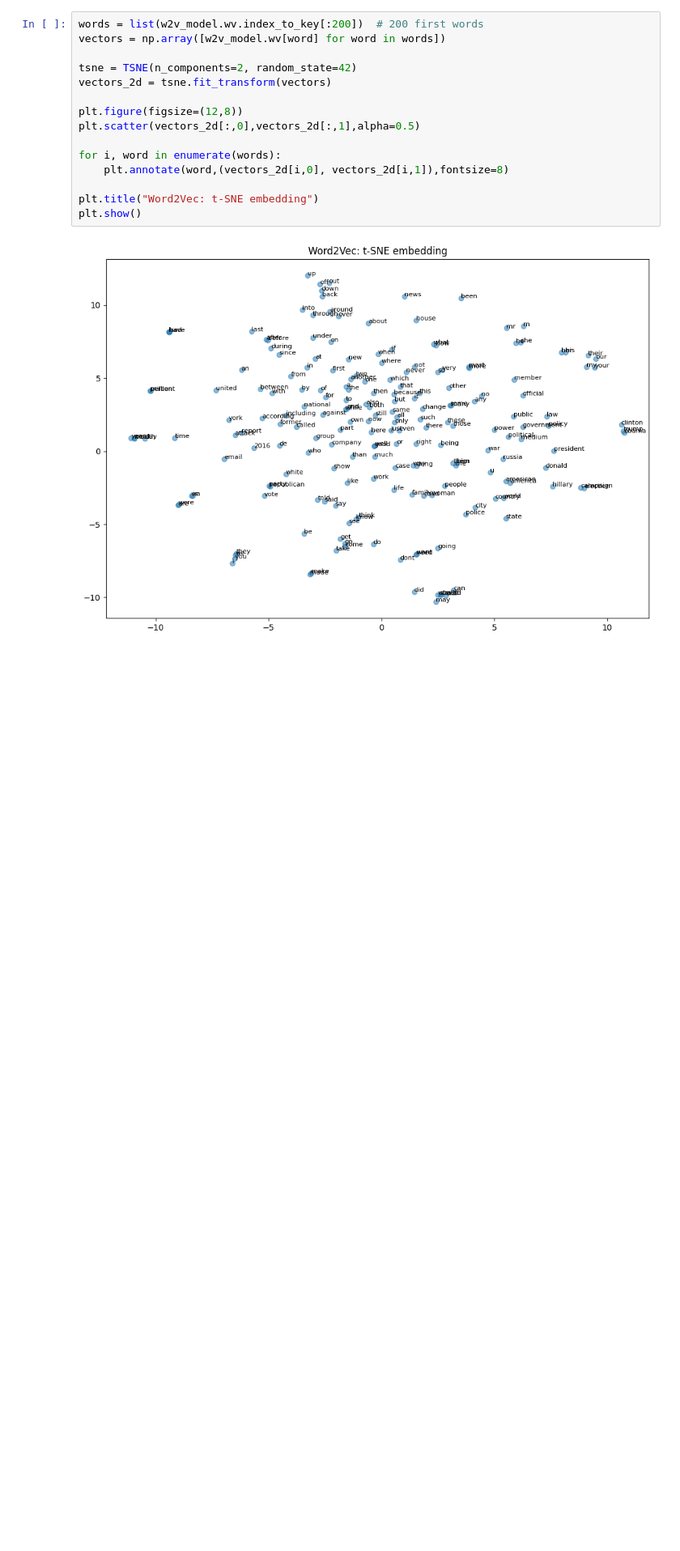
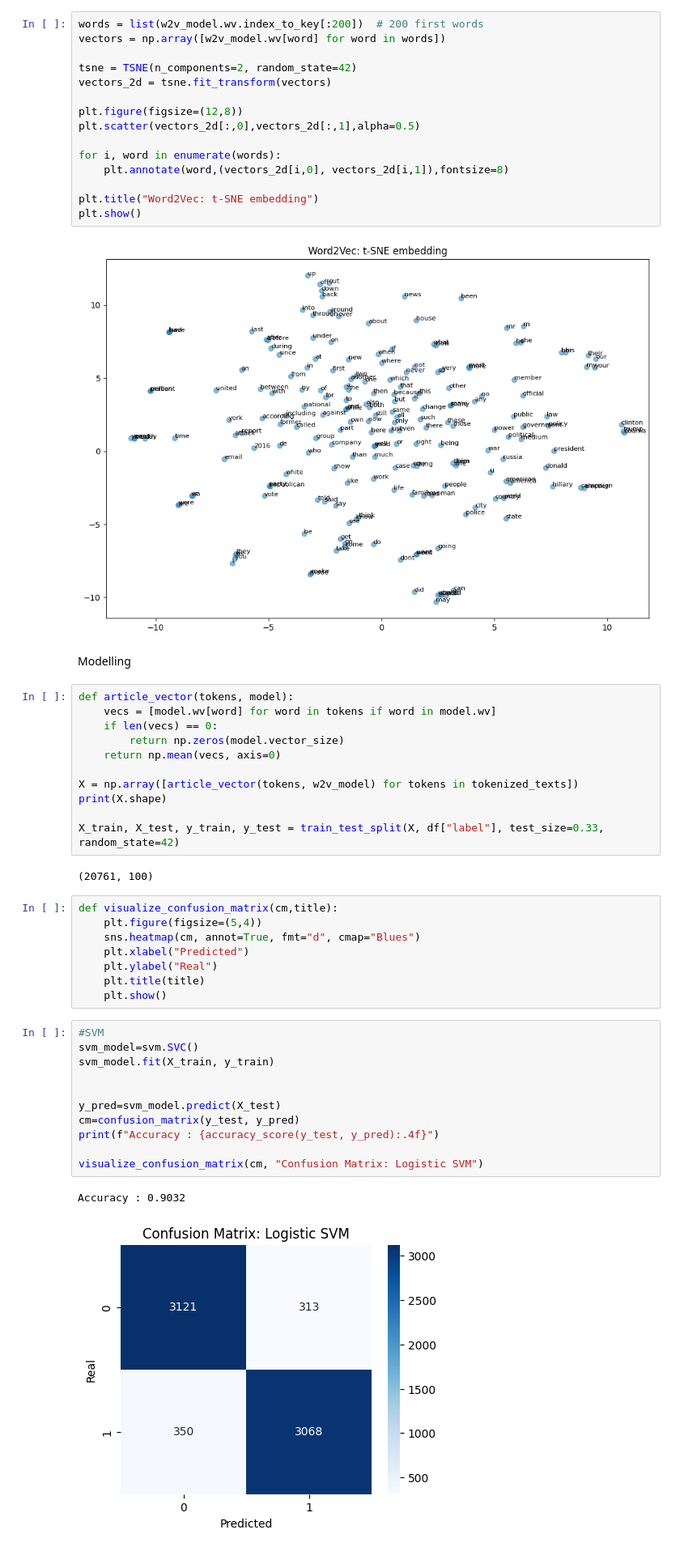
Before and after one commit to elizabeth-wolfsohn/fake_news_detection, a Jupyter notebook: dataset.ipynb, the cells around one changed output. Shown at 81% size. Cells and saved outputs as stored; diff of their text form; blank space fills up the shorter version.

```diff
--- a/dataset.ipynb
+++ b/dataset.ipynb
@@ -200,3 +208,40 @@ plt.title("Word2Vec: t-SNE embedding")
 plt.show()
 # %% [output]
 [figure]
+# %% [markdown]
+Modelling
+# %%
+def article_vector(tokens, model):
+    vecs = [model.wv[word] for word in tokens if word in model.wv]
+    if len(vecs) == 0:
+        return np.zeros(model.vector_size)
+    return np.mean(vecs, axis=0)
+
+X = np.array([article_vector(tokens, w2v_model) for tokens in tokenized_texts])
+print(X.shape)
+
+X_train, X_test, y_train, y_test = train_test_split(X, df["label"], test_size=0.33, random_state=42)
+# %% [output]
+(20761, 100)
+# %%
+def visualize_confusion_matrix(cm,title):
+    plt.figure(figsize=(5,4))
+    sns.heatmap(cm, annot=True, fmt="d", cmap="Blues")
+    plt.xlabel("Predicted")
+    plt.ylabel("Real")
+    plt.title(title)
+    plt.show()
+# %%
+#SVM
+svm_model=svm.SVC()
+svm_model.fit(X_train, y_train)
+
+
+y_pred=svm_model.predict(X_test)
+cm=confusion_matrix(y_test, y_pred)
+print(f"Accuracy : {accuracy_score(y_test, y_pred):.4f}")
+
+visualize_confusion_matrix(cm, "Confusion Matrix: Logistic SVM")
+# %% [output]
+Accuracy : 0.9032
+[figure, added]
```
Also changed, not shown: parts of 3 cells of this notebook.
